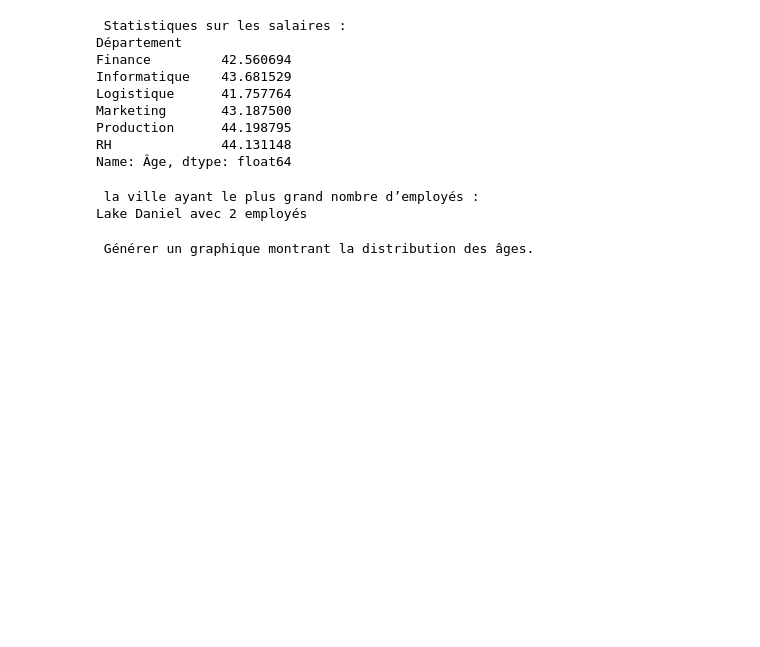
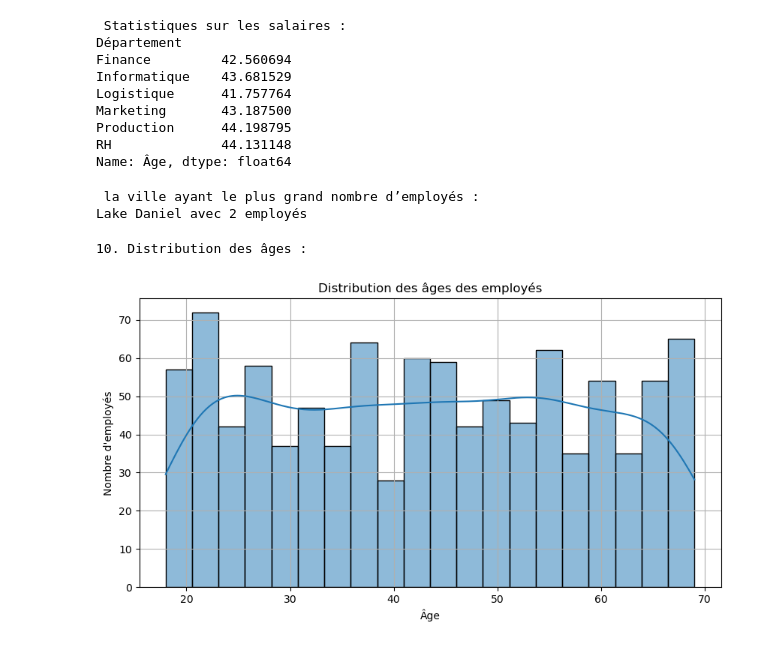
Before and after one commit to Parfaitchadnel/data_science, a Jupyter notebook: numpy/employes_dataset.ipynb, the cells around one changed output. Saved outputs shown, nothing was run; the diff lists cells and outputs as text; code cells hidden in the pictures; blank space fills up the shorter version.

```diff
--- a/numpy/employes_dataset.ipynb
+++ b/numpy/employes_dataset.ipynb
@@ -80,10 +80,18 @@ print(f"{ville_plus_grand_employe} avec {new_ville_plus_grand_employe} employés
 # %% [output]
  la ville ayant le plus grand nombre d’employés :
 Lake Daniel avec 2 employés
-# %%
-print(" Générer un graphique montrant la distribution des âges.")
-import matplotlib.pyplot as plt
-import seaborn as sns
-plt.figure
-# %% [output]
- Générer un graphique montrant la distribution des âges.
+# %%
+import matplotlib.pyplot as plt
+import seaborn as sns
+
+print("\n10. Distribution des âges :")
+plt.figure(figsize=(10, 5))
+sns.histplot(df['Âge'], bins=20, kde=True)
+plt.title("Distribution des âges des employés")
+plt.xlabel("Âge")
+plt.ylabel("Nombre d'employés")
+plt.grid(True)
+plt.show()
+# %% [output]
+10. Distribution des âges :
+[figure, added]
```
Also changed, not shown: parts of 33 cells of this notebook, 1 other file.
